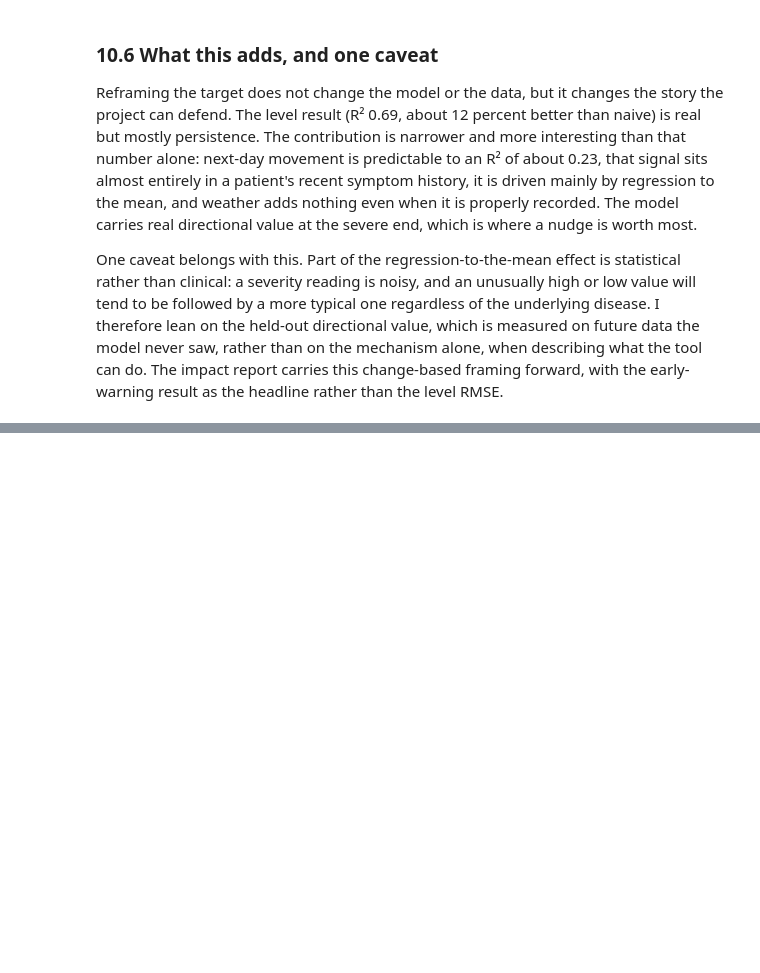
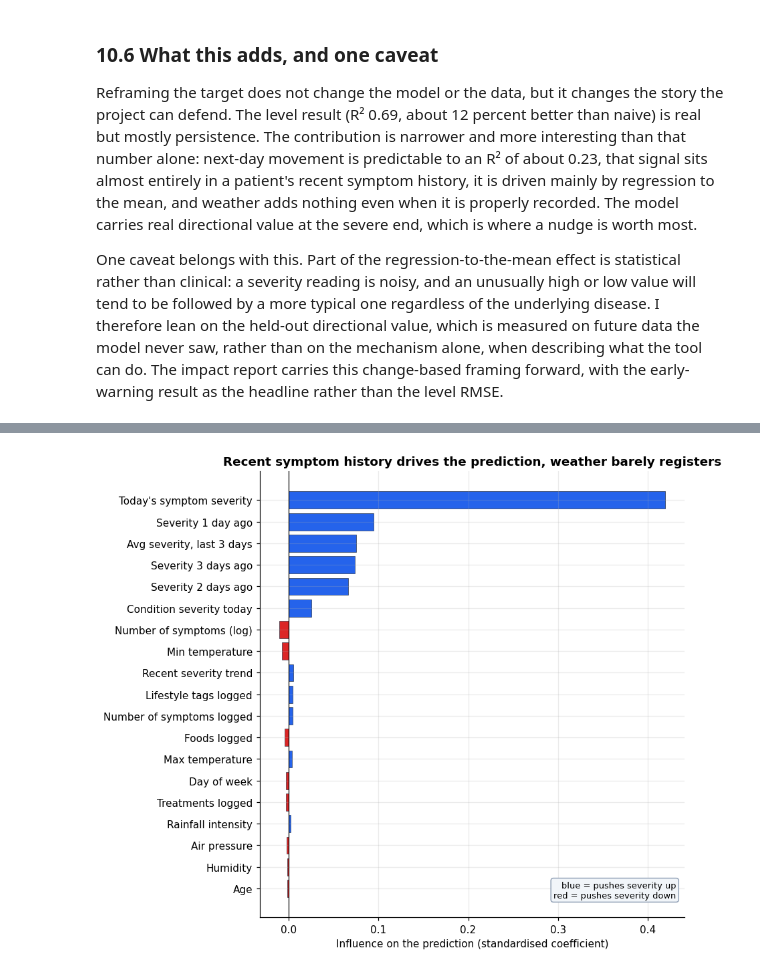
Before and after one commit to kempaviola/regression_health, a Jupyter notebook: notebooks/Viola_regression_capstone.ipynb, the cells around one changed output, grey strips where cells are left out. Cells and saved outputs as stored; diff of their text form; code cells hidden in the pictures; blank space fills up the shorter version.

```diff
--- a/notebooks/Viola_regression_capstone.ipynb
+++ b/notebooks/Viola_regression_capstone.ipynb
@@ -1528,0 +1920,28 @@ One caveat belongs with this. Part of the regression-to-the-mean effect is stati
+# %%
+# Figure 4: what drives the predictions (standardised Ridge coefficients).
+coef = pd.Series(model.named_steps["m"].coef_, index=FEATURES)
+coef = coef.reindex(coef.abs().sort_values().index)  # smallest |coef| first
+pretty = {
+    "sym_mean": "Today's symptom severity", "lag1_sym": "Severity 1 day ago",
+    "lag2_sym": "Severity 2 days ago", "lag3_sym": "Severity 3 days ago",
+    "roll3_sym": "Avg severity, last 3 days", "sym_trend": "Recent severity trend",
+    "cond_mean": "Condition severity today", "sym_count": "Number of symptoms logged",
+    "log1p_sym_count": "Number of symptoms (log)", "treat_count": "Treatments logged",
+    "food_count": "Foods logged", "tag_count": "Lifestyle tags logged",
+    "temperature_max": "Max temperature", "temperature_min": "Min temperature",
+    "humidity": "Humidity", "pressure": "Air pressure",
+    "precip_intensity": "Rainfall intensity", "age": "Age", "dow": "Day of week"}
+names = [pretty.get(c, c) for c in coef.index]
+colors = [PALETTE['red'] if v < 0 else PALETTE['primary'] for v in coef.values]
+fig, ax = plt.subplots(figsize=(8.2, 7))
+ax.barh(names, coef.values, color=colors, edgecolor="#1e293b", linewidth=0.4)
+ax.axvline(0, color="black", lw=0.8)
+ax.set_xlabel("Influence on the prediction (standardised coefficient)")
+ax.set_title("Recent symptom history drives the prediction, weather barely registers",
+             fontsize=12, weight="bold")
+ax.text(0.98, 0.04, "blue = pushes severity up\nred = pushes severity down",
+        transform=ax.transAxes, ha="right", va="bottom", fontsize=8.5,
+        bbox=dict(boxstyle="round", fc="#f1f5f9", ec="#94a3b8"))
+plt.tight_layout(); plt.show()
+# %% [output]
+[figure, added]
```
Also changed, not shown: parts of 60 cells of this notebook, 24 other files.
